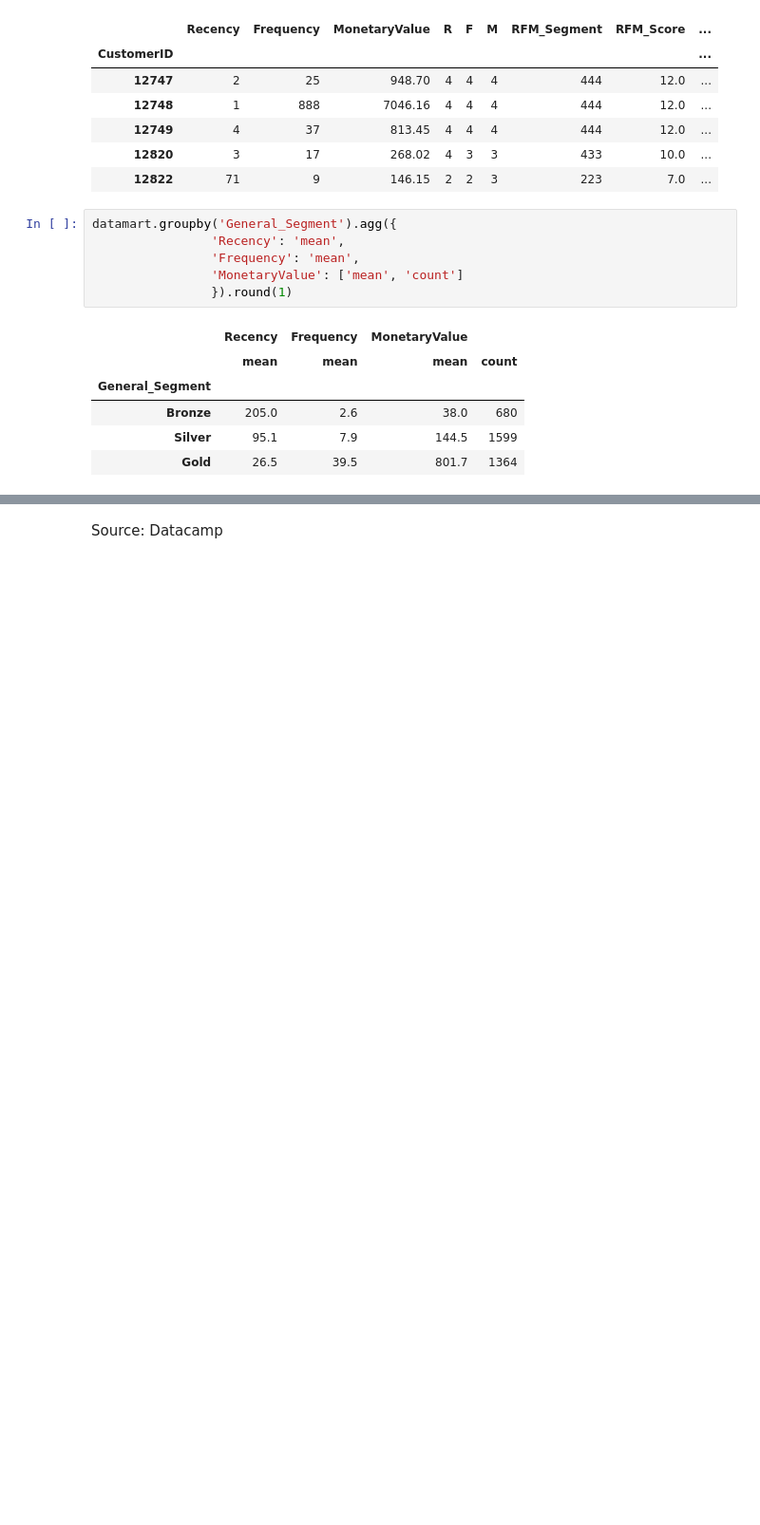
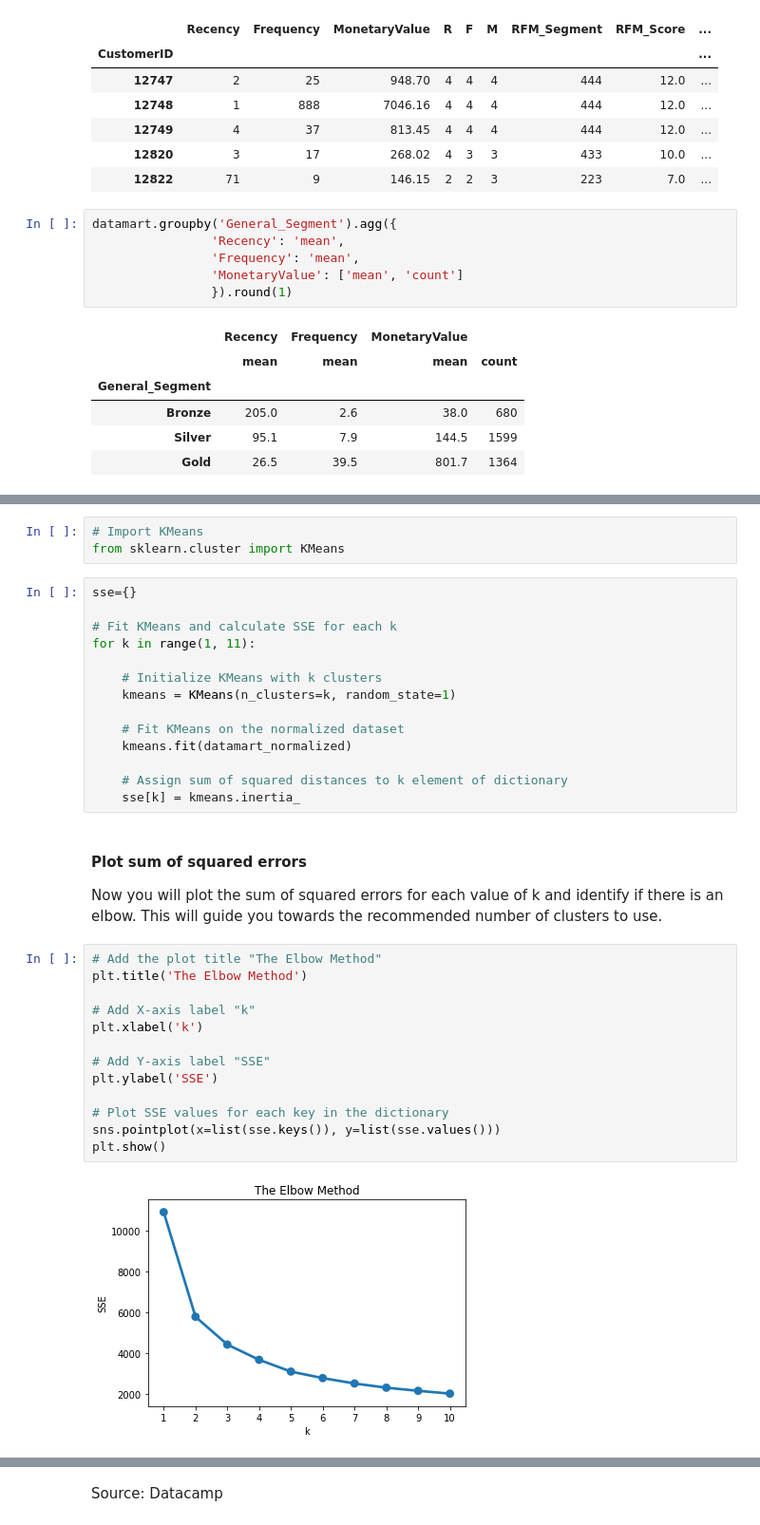
Before and after one commit to kurtsenol/machine-learning, a Jupyter notebook: MarketingAnalytics/RFM-analysis.ipynb, the cells around one changed output, grey strips where cells are left out. Shown at 95% size. Saved outputs shown, nothing was run; the diff lists cells and outputs as text; blank space fills up the shorter version.

```diff
--- a/MarketingAnalytics/RFM-analysis.ipynb
+++ b/MarketingAnalytics/RFM-analysis.ipynb
@@ -253,0 +366,35 @@ datamart.groupby('General_Segment').agg({
+# %%
+# Import KMeans
+from sklearn.cluster import KMeans
+# %%
+sse={}
+
+# Fit KMeans and calculate SSE for each k
+for k in range(1, 11):
+
+    # Initialize KMeans with k clusters
+    kmeans = KMeans(n_clusters=k, random_state=1)
+
+    # Fit KMeans on the normalized dataset
+    kmeans.fit(datamart_normalized)
+
+    # Assign sum of squared distances to k element of dictionary
+    sse[k] = kmeans.inertia_
+# %% [markdown]
+#### Plot sum of squared errors
+Now you will plot the sum of squared errors for each value of k and identify if there is an elbow. This will guide you towards the recommended number of clusters to use.
+# %%
+# Add the plot title "The Elbow Method"
+plt.title('The Elbow Method')
+
+# Add X-axis label "k"
+plt.xlabel('k')
+
+# Add Y-axis label "SSE"
+plt.ylabel('SSE')
+
+# Plot SSE values for each key in the dictionary
+sns.pointplot(x=list(sse.keys()), y=list(sse.values()))
+plt.show()
+# %% [output]
+[figure, added]
```
Also changed, not shown: parts of 49 cells of this notebook, 1 other file.
